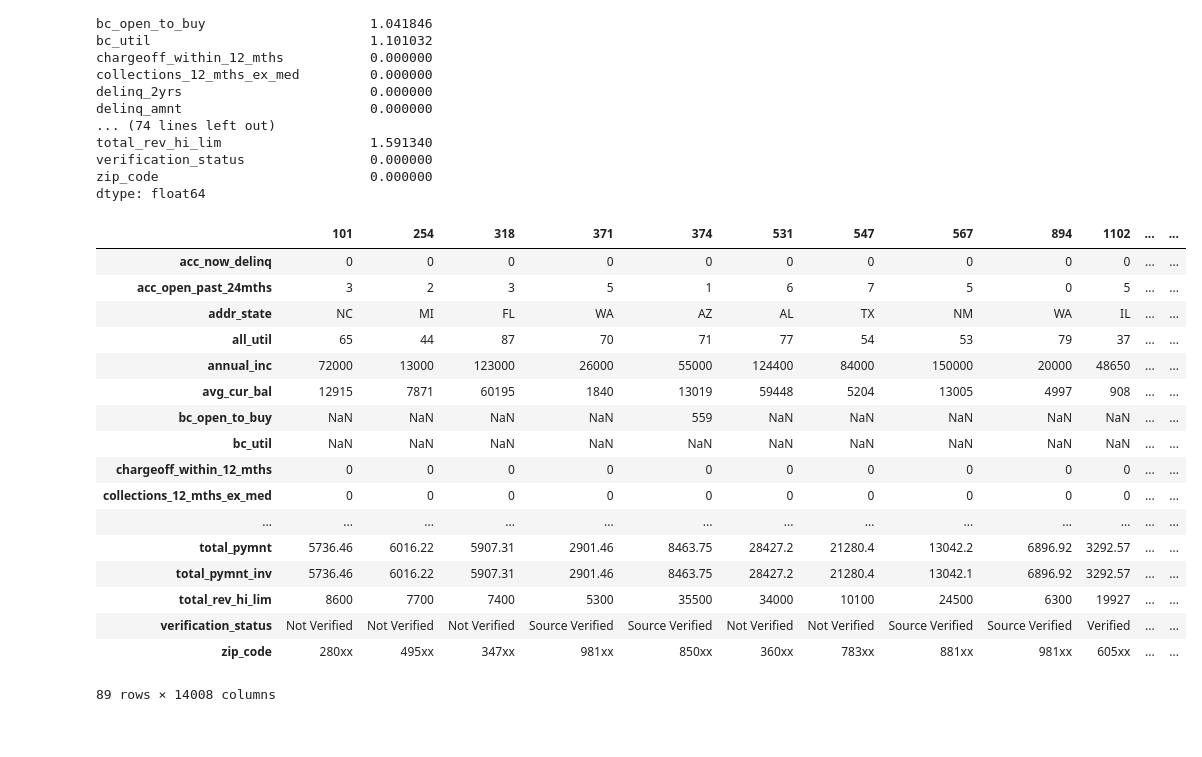
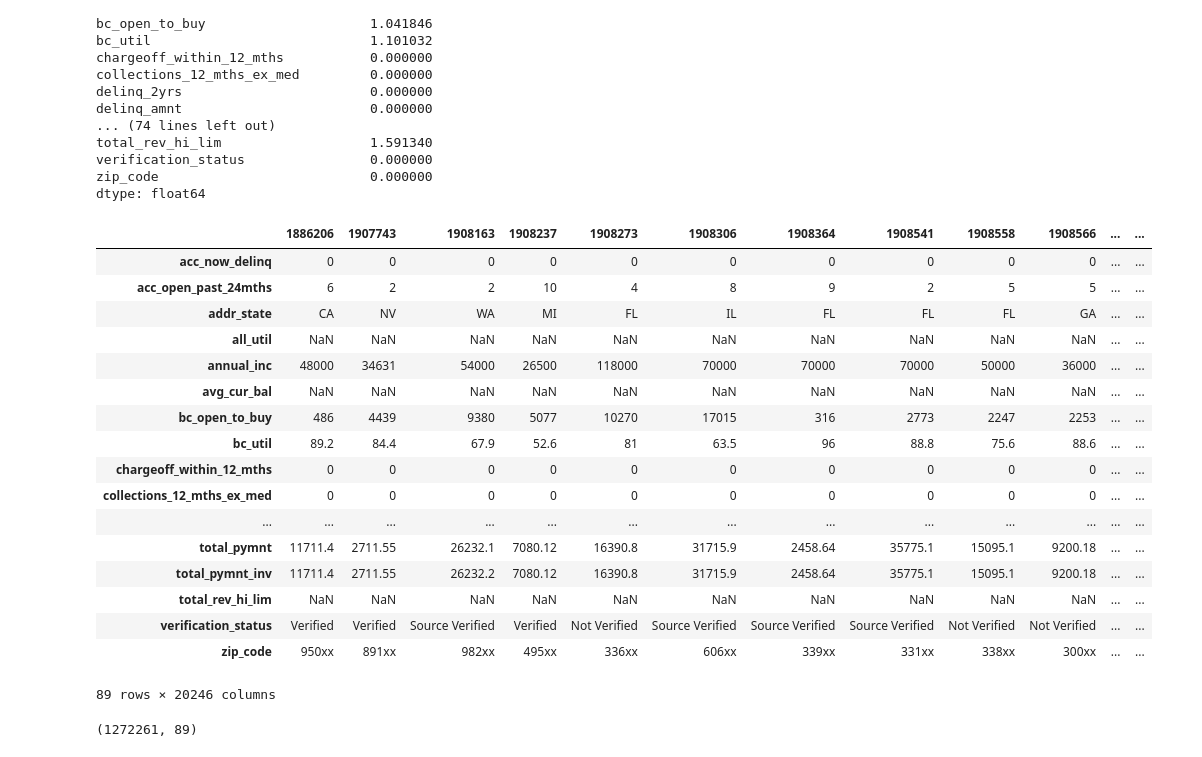
Before and after one commit to jimmyttri/lending, a Jupyter notebook: lendingclub_data_exploration.ipynb, the cells around one changed output. Saved outputs shown, nothing was run; the diff lists cells and outputs as text; code cells hidden in the pictures.

```diff
--- a/lendingclub_data_exploration.ipynb
+++ b/lendingclub_data_exploration.ipynb
@@ -827,23 +832,27 @@ verification_status                0.000000
 zip_code                           0.000000
 dtype: float64
 # %%
-loan_data_atapproval[loan_data_atapproval['bc_util'].isna()].T
+loan_data_atapproval[loan_data_atapproval['num_tl_30dpd'].isna()].T
 # %% [output]
-|  | 101 | 254 | 318 | 371 | 374 | 531 | 547 | 567 | 894 | 1102 | ... | ... |
+|  | 1886206 | 1907743 | 1908163 | 1908237 | 1908273 | 1908306 | 1908364 | 1908541 | 1908558 | 1908566 | ... | ... |
 | acc_now_delinq | 0 | 0 | 0 | 0 | 0 | 0 | 0 | 0 | 0 | 0 | ... | ... |
-| acc_open_past_24mths | 3 | 2 | 3 | 5 | 1 | 6 | 7 | 5 | 0 | 5 | ... | ... |
-| addr_state | NC | MI | FL | WA | AZ | AL | TX | NM | WA | IL | ... | ... |
-| all_util | 65 | 44 | 87 | 70 | 71 | 77 | 54 | 53 | 79 | 37 | ... | ... |
-| annual_inc | 72000 | 13000 | 123000 | 26000 | 55000 | 124400 | 84000 | 150000 | 20000 | 48650 | ... | ... |
-| avg_cur_bal | 12915 | 7871 | 60195 | 1840 | 13019 | 59448 | 5204 | 13005 | 4997 | 908 | ... | ... |
-| bc_open_to_buy | NaN | NaN | NaN | NaN | 559 | NaN | NaN | NaN | NaN | NaN | ... | ... |
-| bc_util | NaN | NaN | NaN | NaN | NaN | NaN | NaN | NaN | NaN | NaN | ... | ... |
+| acc_open_past_24mths | 6 | 2 | 2 | 10 | 4 | 8 | 9 | 2 | 5 | 5 | ... | ... |
+| addr_state | CA | NV | WA | MI | FL | IL | FL | FL | FL | GA | ... | ... |
+| all_util | NaN | NaN | NaN | NaN | NaN | NaN | NaN | NaN | NaN | NaN | ... | ... |
+| annual_inc | 48000 | 34631 | 54000 | 26500 | 118000 | 70000 | 70000 | 70000 | 50000 | 36000 | ... | ... |
+| avg_cur_bal | NaN | NaN | NaN | NaN | NaN | NaN | NaN | NaN | NaN | NaN | ... | ... |
+| bc_open_to_buy | 486 | 4439 | 9380 | 5077 | 10270 | 17015 | 316 | 2773 | 2247 | 2253 | ... | ... |
+| bc_util | 89.2 | 84.4 | 67.9 | 52.6 | 81 | 63.5 | 96 | 88.8 | 75.6 | 88.6 | ... | ... |
 | chargeoff_within_12_mths | 0 | 0 | 0 | 0 | 0 | 0 | 0 | 0 | 0 | 0 | ... | ... |
 | collections_12_mths_ex_med | 0 | 0 | 0 | 0 | 0 | 0 | 0 | 0 | 0 | 0 | ... | ... |
 | ... | ... | ... | ... | ... | ... | ... | ... | ... | ... | ... | ... | ... |
-| total_pymnt | 5736.46 | 6016.22 | 5907.31 | 2901.46 | 8463.75 | 28427.2 | 21280.4 | 13042.2 | 6896.92 | 3292.57 | ... | ... |
-| total_pymnt_inv | 5736.46 | 6016.22 | 5907.31 | 2901.46 | 8463.75 | 28427.2 | 21280.4 | 13042.1 | 6896.92 | 3292.57 | ... | ... |
-| total_rev_hi_lim | 8600 | 7700 | 7400 | 5300 | 35500 | 34000 | 10100 | 24500 | 6300 | 19927 | ... | ... |
-| verification_status | Not Verified | Not Verified | Not Verified | Source Verified | Source Verified | Not Verified | Not Verified | Source Verified | Source Verified | Verified | ... | ... |
-| zip_code | 280xx | 495xx | 347xx | 981xx | 850xx | 360xx | 783xx | 881xx | 981xx | 605xx | ... | ... |
+| total_pymnt | 11711.4 | 2711.55 | 26232.1 | 7080.12 | 16390.8 | 31715.9 | 2458.64 | 35775.1 | 15095.1 | 9200.18 | ... | ... |
+| total_pymnt_inv | 11711.4 | 2711.55 | 26232.2 | 7080.12 | 16390.8 | 31715.9 | 2458.64 | 35775.1 | 15095.1 | 9200.18 | ... | ... |
+| total_rev_hi_lim | NaN | NaN | NaN | NaN | NaN | NaN | NaN | NaN | NaN | NaN | ... | ... |
+| verification_status | Verified | Verified | Source Verified | Verified | Not Verified | Source Verified | Source Verified | Source Verified | Not Verified | Not Verified | ... | ... |
+| zip_code | 950xx | 891xx | 982xx | 495xx | 336xx | 606xx | 339xx | 331xx | 338xx | 300xx | ... | ... |
-89 rows × 14008 columns
+89 rows × 20246 columns
+# %%
+loan_data_atapproval.shape
+# %% [output]
+(1272261, 89)
```
Also changed, not shown: parts of 29 cells of this notebook.
